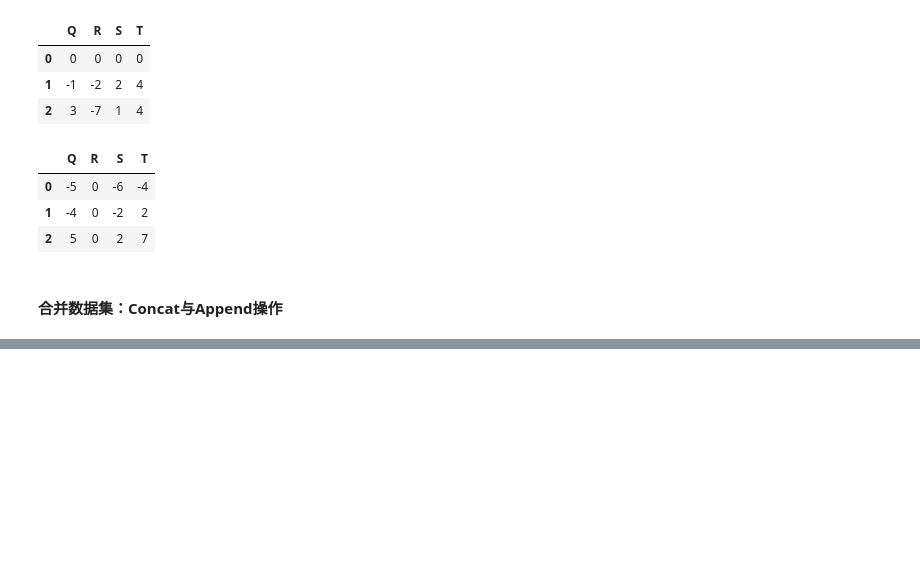
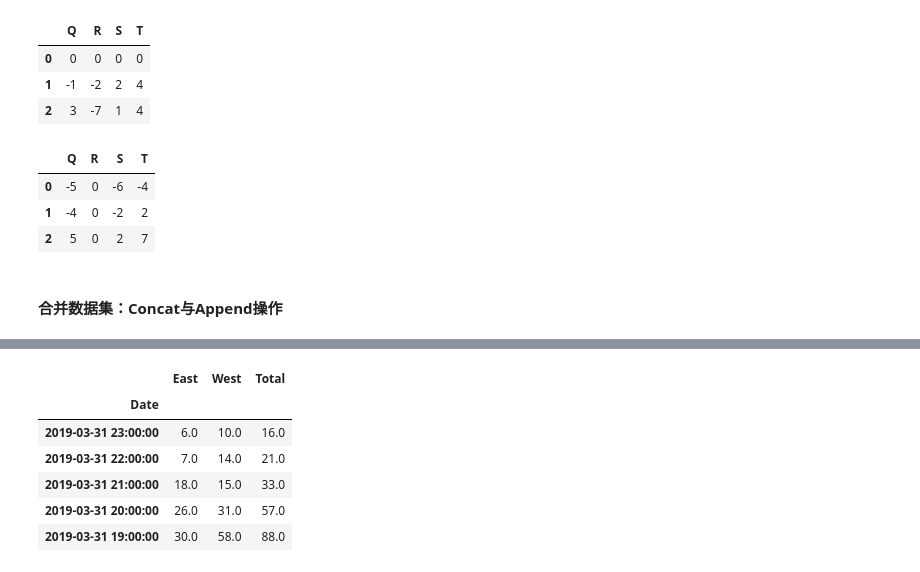
Before and after one commit to Cardle/Python, a Jupyter notebook: 2 Python数据科学手册/Python数据科学手册.ipynb, the cells around one changed output, grey strips where cells are left out. Cells and saved outputs as stored; diff of their text form; code cells hidden in the pictures; blank space fills up the shorter version.

```diff
--- a/2 Python数据科学手册/Python数据科学手册.ipynb
+++ b/2 Python数据科学手册/Python数据科学手册.ipynb
@@ -343,0 +381,11 @@ df = make_df("ABC",range(3))
+# %%
+data.dropna(inplace=True)
+data.head()
+# %% [output]
+|  | East | West | Total |
+| Date |  |  |  |
+| 2019-03-31 23:00:00 | 6.0 | 10.0 | 16.0 |
+| 2019-03-31 22:00:00 | 7.0 | 14.0 | 21.0 |
+| 2019-03-31 21:00:00 | 18.0 | 15.0 | 33.0 |
+| 2019-03-31 20:00:00 | 26.0 | 31.0 | 57.0 |
+| 2019-03-31 19:00:00 | 30.0 | 58.0 | 88.0 |
```
Also changed, not shown: parts of 8 cells of this notebook, 1 other file.
